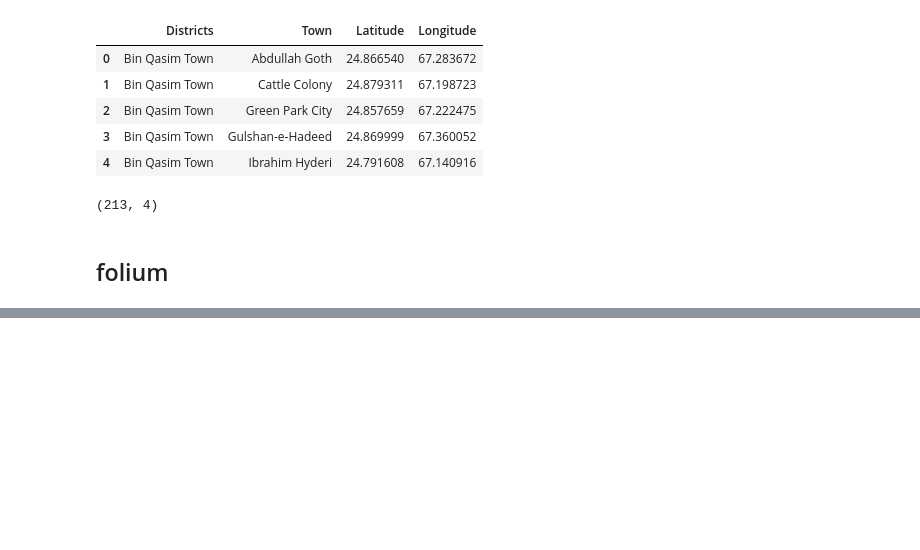
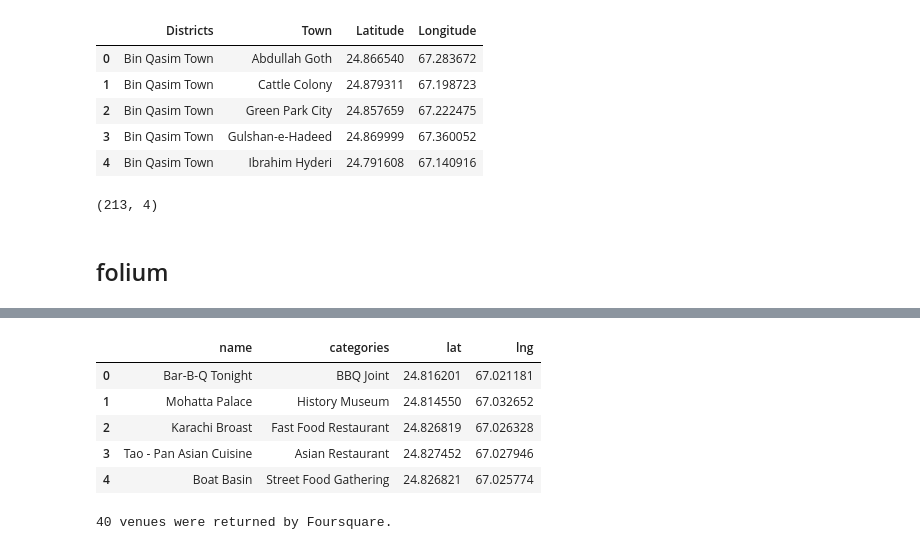
Before and after one commit to aitezazakhtar/ExploringVenues-in-KarachiNeighborhood, a Jupyter notebook: explore-karachi-neighborhood.ipynb, the cells around one changed output, grey strips where cells are left out. Cells and saved outputs as stored; diff of their text form; code cells hidden in the pictures; blank space fills up the shorter version.

Commit message:
explore first neighborhood

```diff
--- a/explore-karachi-neighborhood.ipynb
+++ b/explore-karachi-neighborhood.ipynb
@@ -177,0 +195,9 @@ map_khi
+# %%
+neighborhood_latitude = df_khi['Latitude'][202] # neighborhood latitude value
+neighborhood_longitude = df_khi['Longitude'][202] # neighborhood longitude value
+
+neighborhood_name = df_khi['Town'][202] # neighborhood name
+
+print('Latitude and longitude values of {} are {}, {}.'.format(neighborhood_name,
+                                                               neighborhood_latitude,
+                                                               neighborhood_longitude))
@@ -177,0 +228,3 @@ map_khi
+# %%
+results = requests.get(url).json()
+results
@@ -177,0 +249,39 @@ map_khi
+# %%
+# function that extracts the category of the venue
+def get_category_type(row):
+    try:
+        categories_list = row['categories']
+    except:
+        categories_list = row['venue.categories']
+
+    if len(categories_list) == 0:
+        return None
+    else:
+        return categories_list[0]['name']
+# %%
+venues = results['response']['groups'][0]['items']
+
+nearby_venues = json_normalize(venues) # flatten JSON
+
+# filter columns
+filtered_columns = ['venue.name', 'venue.categories', 'venue.location.lat', 'venue.location.lng']
+nearby_venues =nearby_venues.loc[:, filtered_columns]
+
+# filter the category for each row
+nearby_venues['venue.categories'] = nearby_venues.apply(get_category_type, axis=1)
+
+# clean columns
+nearby_venues.columns = [col.split(".")[-1] for col in nearby_venues.columns]
+
+nearby_venues.head()
+# %% [output]
+|  | name | categories | lat | lng |
+| 0 | Bar-B-Q Tonight | BBQ Joint | 24.816201 | 67.021181 |
+| 1 | Mohatta Palace | History Museum | 24.814550 | 67.032652 |
+| 2 | Karachi Broast | Fast Food Restaurant | 24.826819 | 67.026328 |
+| 3 | Tao - Pan Asian Cuisine | Asian Restaurant | 24.827452 | 67.027946 |
+| 4 | Boat Basin | Street Food Gathering | 24.826821 | 67.025774 |
+# %%
+print('{} venues were returned by Foursquare.'.format(nearby_venues.shape[0]))
+# %% [output]
+40 venues were returned by Foursquare.
```
Also changed, not shown: parts of 7 cells of this notebook.
